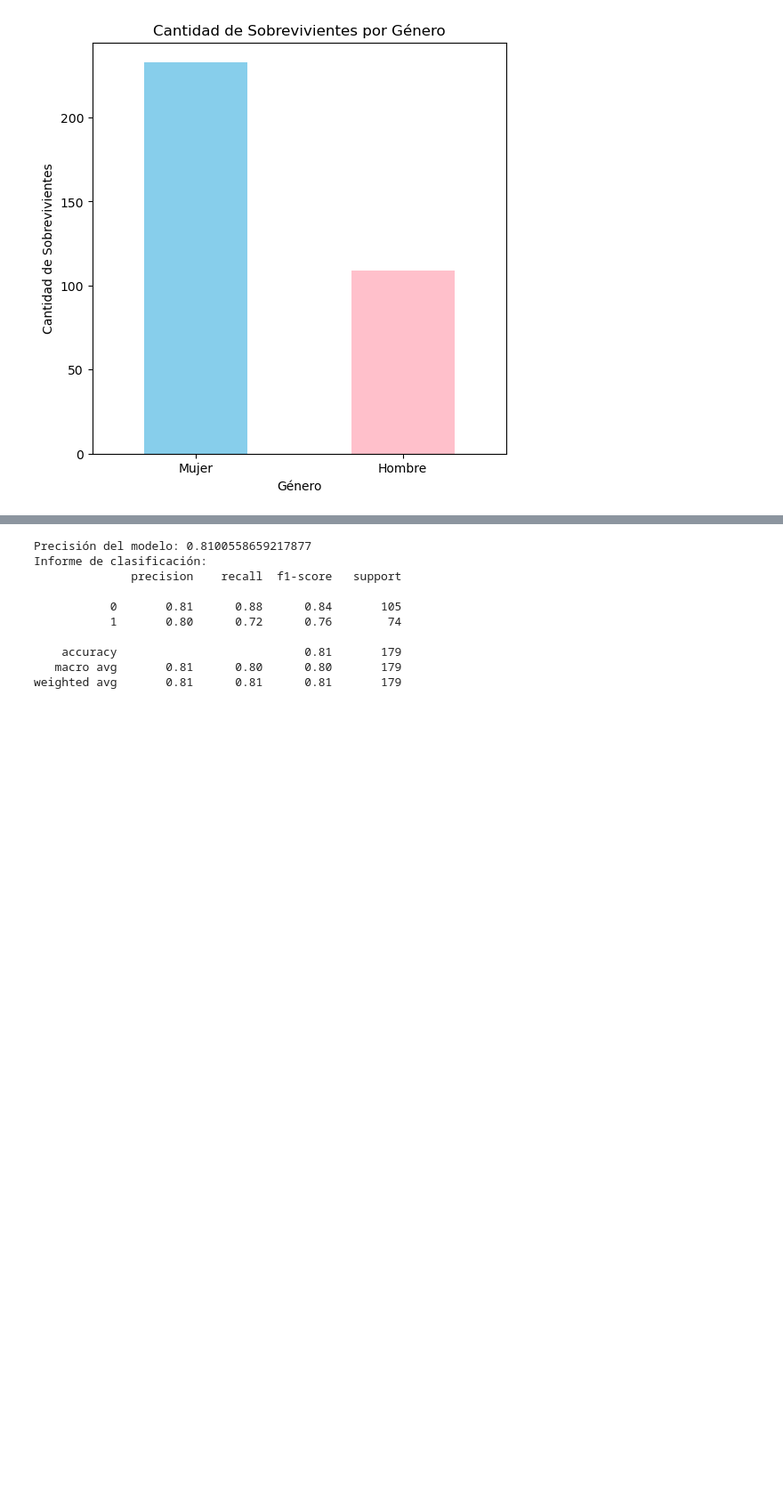
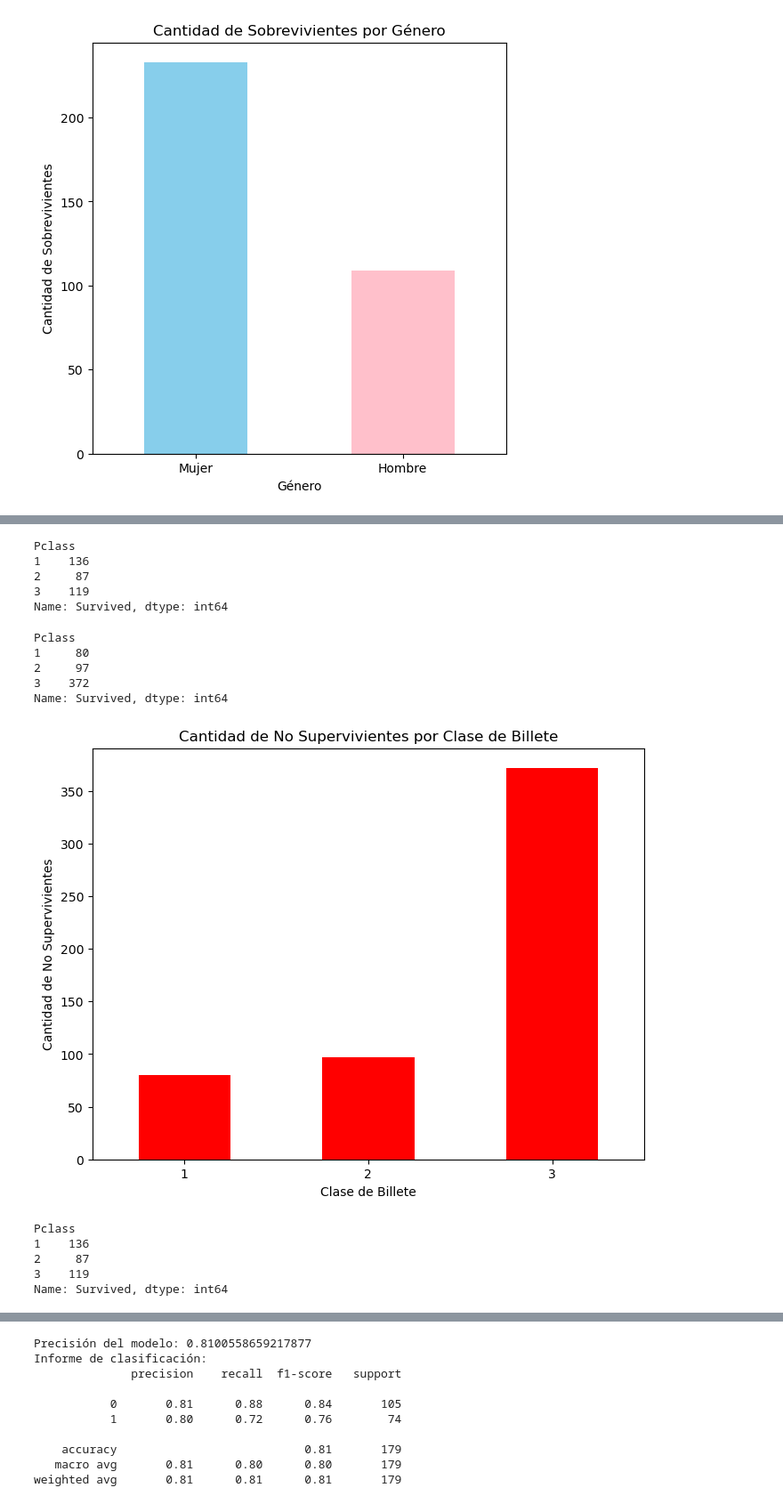
Before and after one commit to kabb98/IABD, a Jupyter notebook: SAA/Practicas/Unidad2/Practica2/Yolo/AAS_Clasificación.ipynb, the cells around one changed output, grey strips where cells are left out. Shown at 89% size. Cells and saved outputs as stored; diff of their text form; code cells hidden in the pictures; blank space fills up the shorter version.

```diff
--- a/SAA/Practicas/Unidad2/Practica2/Yolo/AAS_Clasificación.ipynb
+++ b/SAA/Practicas/Unidad2/Practica2/Yolo/AAS_Clasificación.ipynb
@@ -80,0 +145,46 @@ plt.show()
+# %%
+df['Survived'].sum()
+# %% [output]
+Pclass
+1    136
+2     87
+3    119
+Name: Survived, dtype: int64
+# %%
+# Agrupar los datos por clase de billete y contar el número de no supervivientes
+no_survived_pclass = data[data['Survived'] == 0].groupby('Pclass')['Survived'].count()
+print(no_survived_pclass)
+
+# Crear la gráfica de barras
+plt.figure(figsize=(8, 6))
+no_survived_pclass.plot(kind='bar', color='red')
+plt.xlabel('Clase de Billete')
+plt.ylabel('Cantidad de No Supervivientes')
+plt.title('Cantidad de No Supervivientes por Clase de Billete')
+plt.xticks(rotation=0)
+plt.show()
+
+# Agrupar los datos por clase de billete y contar el número de supervivientes
+survived_pclass = data[data['Survived'] == 1].groupby('Pclass')['Survived'].count()
+print(survived_pclass)
+
+# Crear la gráfica de barras
+plt.figure(figsize=(8, 6))
+survived_pclass.plot(kind='bar', color='green')
+plt.xlabel('Clase de Billete')
+plt.ylabel('Cantidad de Supervivientes')
+plt.title('Cantidad de Supervivientes por Clase de Billete')
+plt.xticks(rotation=0)
+plt.show()
+# %% [output]
+Pclass
+1     80
+2     97
+3    372
+Name: Survived, dtype: int64
+[figure, added]
+Pclass
+1    136
+2     87
+3    119
+Name: Survived, dtype: int64
```
Also changed, not shown: parts of 8 cells of this notebook.
